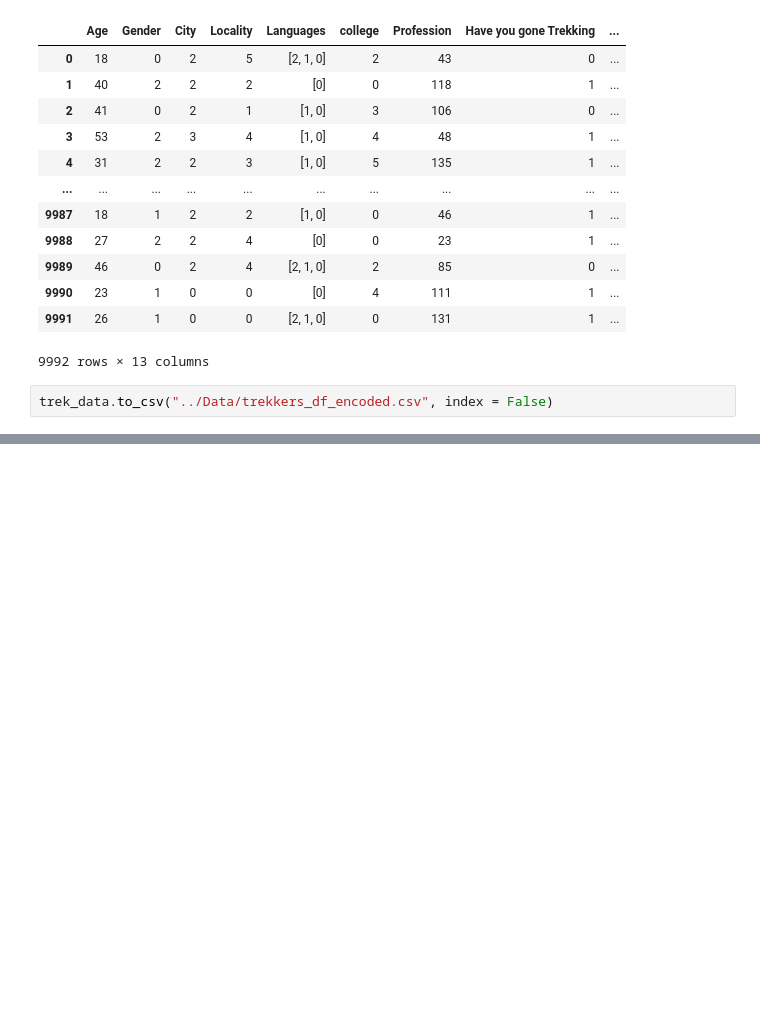
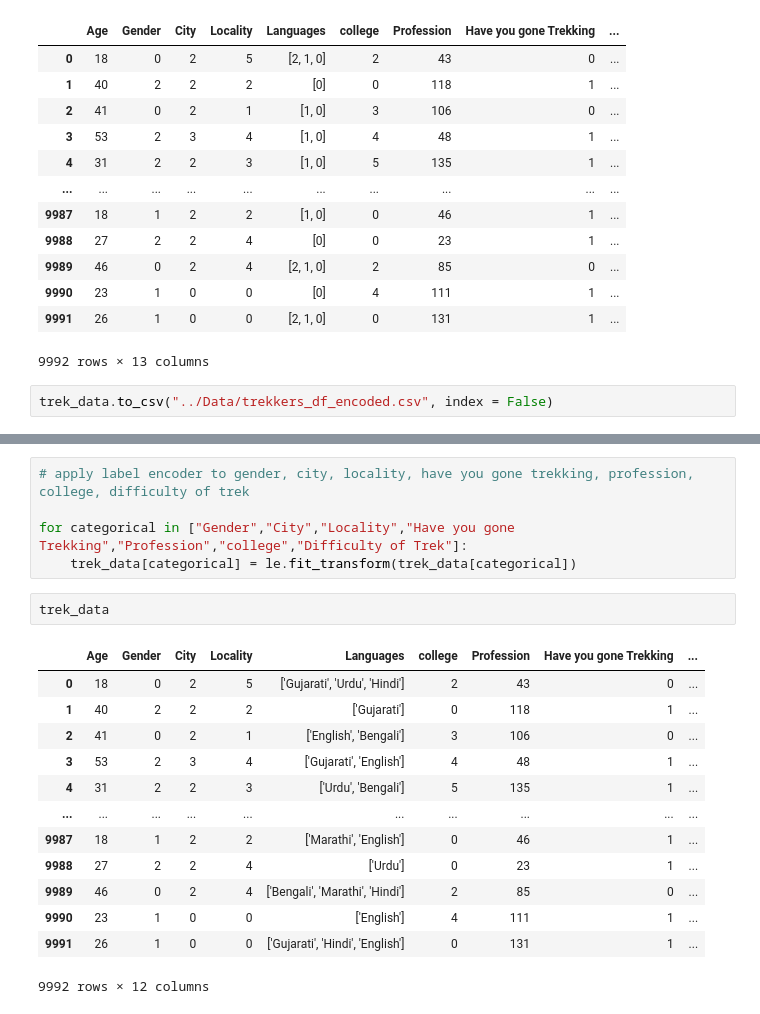
Before and after one commit to yashlad27/Group-Recommendation-For-Trek-Using-Social-Networks, a Jupyter notebook: Code/Data_Preprocessing_Notebook.ipynb, the cells around one changed output, grey strips where cells are left out. Saved outputs shown, nothing was run; the diff lists cells and outputs as text; blank space fills up the shorter version.

```diff
--- a/Code/Data_Preprocessing_Notebook.ipynb
+++ b/Code/Data_Preprocessing_Notebook.ipynb
@@ -245,0 +326,21 @@ trek_data.to_csv("../Data/trekkers_df_encoded.csv", index = False)
+# %%
+# apply label encoder to gender, city, locality, have you gone trekking, profession, college, difficulty of trek
+
+for categorical in ["Gender","City","Locality","Have you gone Trekking","Profession","college","Difficulty of Trek"]:
+    trek_data[categorical] = le.fit_transform(trek_data[categorical])
+# %%
+trek_data
+# %% [output]
+|  | Age | Gender | City | Locality | Languages | college | Profession | Have you gone Trekking | ... |
+| 0 | 18 | 0 | 2 | 5 | ['Gujarati', 'Urdu', 'Hindi'] | 2 | 43 | 0 | ... |
+| 1 | 40 | 2 | 2 | 2 | ['Gujarati'] | 0 | 118 | 1 | ... |
+| 2 | 41 | 0 | 2 | 1 | ['English', 'Bengali'] | 3 | 106 | 0 | ... |
+| 3 | 53 | 2 | 3 | 4 | ['Gujarati', 'English'] | 4 | 48 | 1 | ... |
+| 4 | 31 | 2 | 2 | 3 | ['Urdu', 'Bengali'] | 5 | 135 | 1 | ... |
+| ... | ... | ... | ... | ... | ... | ... | ... | ... | ... |
+| 9987 | 18 | 1 | 2 | 2 | ['Marathi', 'English'] | 0 | 46 | 1 | ... |
+| 9988 | 27 | 2 | 2 | 4 | ['Urdu'] | 0 | 23 | 1 | ... |
+| 9989 | 46 | 0 | 2 | 4 | ['Bengali', 'Marathi', 'Hindi'] | 2 | 85 | 0 | ... |
+| 9990 | 23 | 1 | 0 | 0 | ['English'] | 4 | 111 | 1 | ... |
+| 9991 | 26 | 1 | 0 | 0 | ['Gujarati', 'Hindi', 'English'] | 0 | 131 | 1 | ... |
+9992 rows × 12 columns
```
Also changed, not shown: parts of 20 cells of this notebook, 1 other file.
